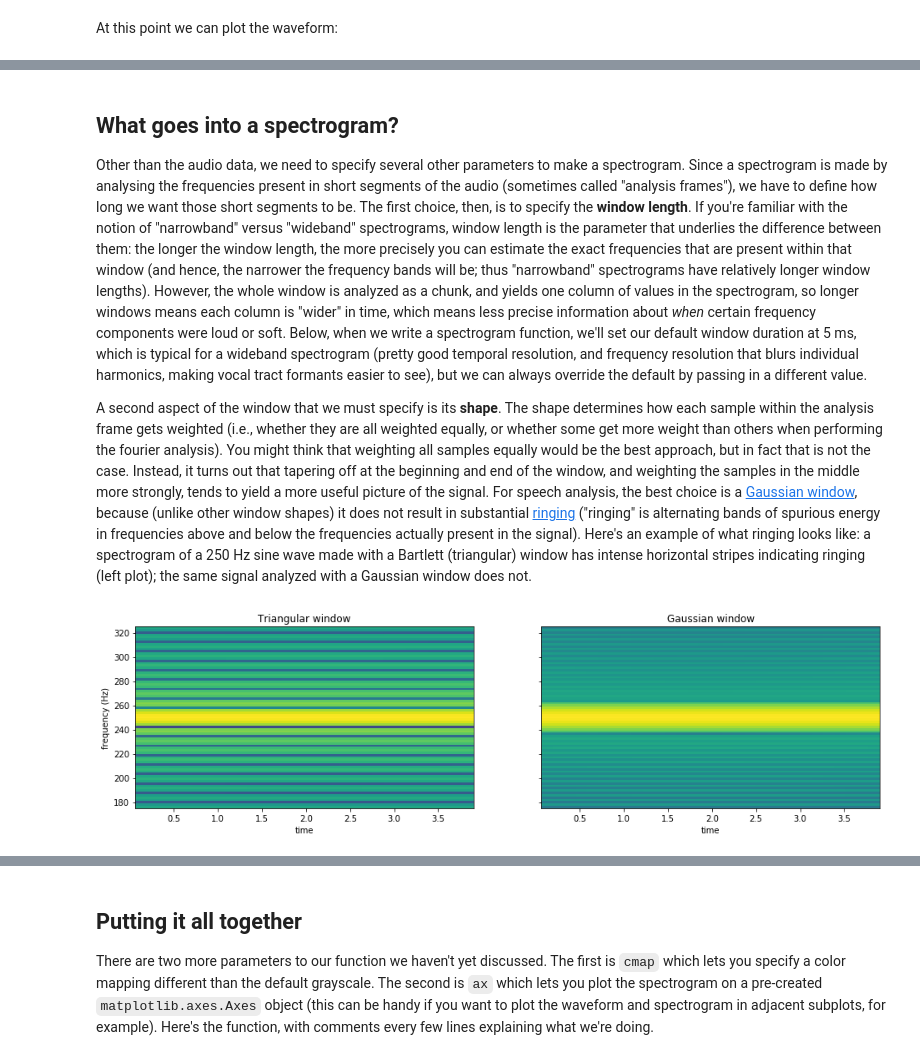
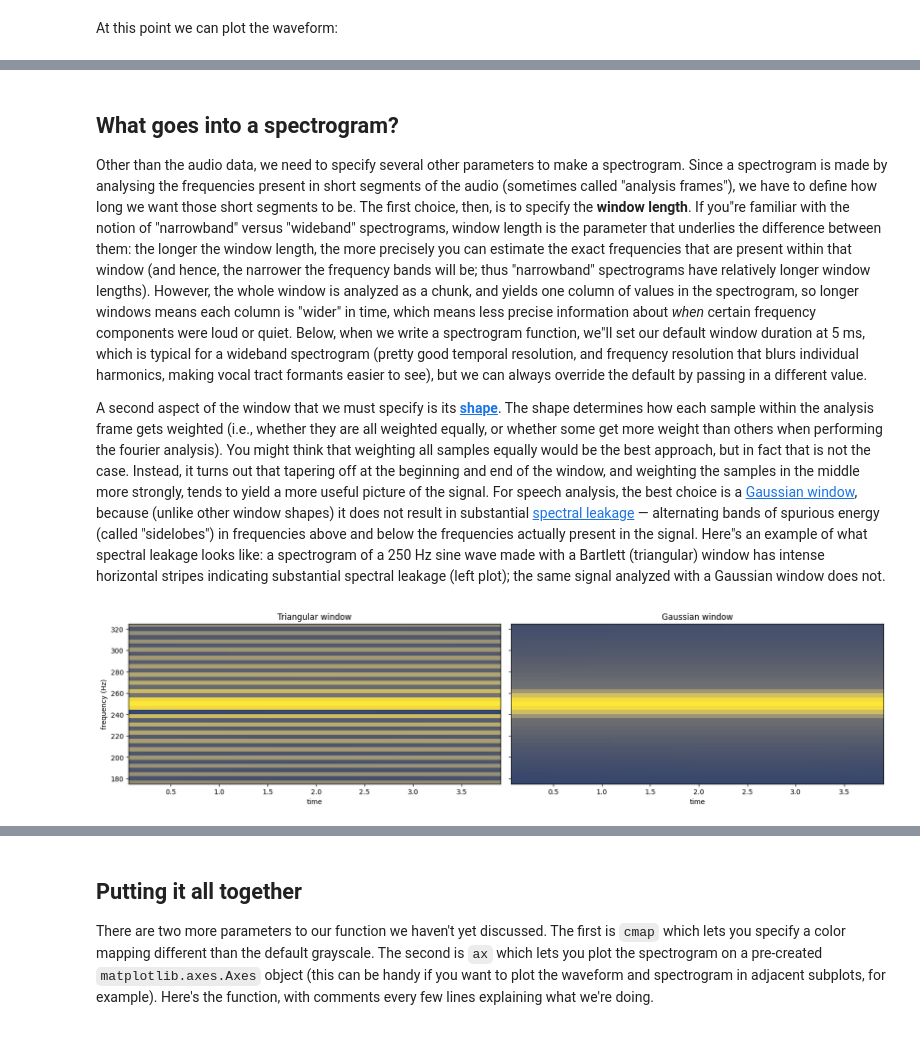
Before and after one commit to drammock/spectrogram-tutorial, a Jupyter notebook: spectrogram.ipynb, the cells around one changed output, grey strips where cells are left out. Drawn from its saved outputs; the diff is of its cells as text; code cells hidden in the pictures.

```diff
--- a/spectrogram.ipynb
+++ b/spectrogram.ipynb
@@ -3,13 +3,15 @@
 Spectrograms are important tools in phonetics, and it can be helpful to understand exactly how they are made. This tutorial steps through the key concepts of spectrograms without diving too deeply into the underlying mathematics.
 
 We'll start by importing some standard scientific libraries, and setting up our notebook to plot our figures inline with the tutorial.
-# %%
-import numpy as np
-import scipy.signal
-import scipy.io.wavfile
-import matplotlib.pyplot as plt
-
-%matplotlib inline
-plt.rc('figure', figsize=(16, 4))
+# %%
+import matplotlib as mpl
+import matplotlib.pyplot as plt
+import numpy as np
+from scipy.io import wavfile
+from scipy.signal.windows import gaussian
+
+%matplotlib inline
+mpl.rcParams["figure.figsize"] = (16, 4)
+mpl.rcParams["image.cmap"] = "cividis"
 # %% [markdown]
 ## Load audio data
@@ -42,23 +44,24 @@ plt.plot(sample_times, wav_data, color='k');
 # %% [markdown]
 ## What goes into a spectrogram?
-Other than the audio data, we need to specify several other parameters to make a spectrogram. Since a spectrogram is made by analysing the frequencies present in short segments of the audio (sometimes called "analysis frames"), we have to define how long we want those short segments to be. The first choice, then, is to specify the **window length**. If you're familiar with the notion of "narrowband" versus "wideband" spectrograms, window length is the parameter that underlies the difference between them: the longer the window length, the more precisely you can estimate the exact frequencies that are present within that window (and hence, the narrower the frequency bands will be; thus "narrowband" spectrograms have relatively longer window lengths).  However, the whole window is analyzed as a chunk, and yields one column of values in the spectrogram, so longer windows means each column is "wider" in time, which means less precise information about *when* certain frequency components were loud or soft. Below, when we write a spectrogram function, we'll set our default window duration at 5 ms, which is typical for a wideband spectrogram (pretty good temporal resolution, and frequency resolution that blurs individual harmonics, making vocal tract formants easier to see), but we can always override the default by passing in a different value.
+Other than the audio data, we need to specify several other parameters to make a spectrogram. Since a spectrogram is made by analysing the frequencies present in short segments of the audio (sometimes called "analysis frames"), we have to define how long we want those short segments to be. The first choice, then, is to specify the **window length**. If you"re familiar with the notion of "narrowband" versus "wideband" spectrograms, window length is the parameter that underlies the difference between them: the longer the window length, the more precisely you can estimate the exact frequencies that are present within that window (and hence, the narrower the frequency bands will be; thus "narrowband" spectrograms have relatively longer window lengths).  However, the whole window is analyzed as a chunk, and yields one column of values in the spectrogram, so longer windows means each column is "wider" in time, which means less precise information about *when* certain frequency components were loud or quiet. Below, when we write a spectrogram function, we"ll set our default window duration at 5 ms, which is typical for a wideband spectrogram (pretty good temporal resolution, and frequency resolution that blurs individual harmonics, making vocal tract formants easier to see), but we can always override the default by passing in a different value.
 
-A second aspect of the window that we must specify is its **shape**.  The shape determines how each sample within the analysis frame gets weighted (i.e., whether they are all weighted equally, or whether some get more weight than others when performing the fourier analysis). You might think that weighting all samples equally would be the best approach, but in fact that is not the case. Instead, it turns out that tapering off at the beginning and end of the window, and weighting the samples in the middle more strongly, tends to yield a more useful picture of the signal. For speech analysis, the best choice is a [Gaussian window](https://en.wikipedia.org/wiki/Gaussian_function), because (unlike other window shapes) it does not result in substantial [ringing](https://en.wikipedia.org/wiki/Ringing_artifacts) ("ringing" is alternating bands of spurious energy in frequencies above and below the frequencies actually present in the signal). Here's an example of what ringing looks like: a spectrogram of a 250 Hz sine wave made with a Bartlett (triangular) window has intense horizontal stripes indicating ringing (left plot); the same signal analyzed with a Gaussian window does not.
+A second aspect of the window that we must specify is its **[shape](https://en.wikipedia.org/wiki/Window_function)**.  The shape determines how each sample within the analysis frame gets weighted (i.e., whether they are all weighted equally, or whether some get more weight than others when performing the fourier analysis). You might think that weighting all samples equally would be the best approach, but in fact that is not the case. Instead, it turns out that tapering off at the beginning and end of the window, and weighting the samples in the middle more strongly, tends to yield a more useful picture of the signal. For speech analysis, the best choice is a [Gaussian window](https://en.wikipedia.org/wiki/Gaussian_function), because (unlike other window shapes) it does not result in substantial [spectral leakage](https://en.wikipedia.org/wiki/Spectral_leakage) — alternating bands of spurious energy (called "sidelobes") in frequencies above and below the frequencies actually present in the signal. Here"s an example of what spectral leakage looks like: a spectrogram of a 250 Hz sine wave made with a Bartlett (triangular) window has intense horizontal stripes indicating substantial spectral leakage (left plot); the same signal analyzed with a Gaussian window does not.
 # %%
 duration = 4
 sine_frequency = 250
 time = np.linspace(0, duration, 1000 * duration)
 sine_wave = np.sin(2 * np.pi * sine_frequency * time)
-fig, axs = plt.subplots(1, 2, sharex=True, sharey=True)
-kwargs = dict(x=sine_wave, Fs=1000, NFFT=256, noverlap=128, pad_to=512)
-axs[0].specgram(window=np.bartlett(256), **kwargs)
-axs[1].specgram(window=scipy.signal.gaussian(256, int(256 / 6)), **kwargs)
-axs[0].set_ylim(175, 325)
-axs[0].set_ylabel('frequency (Hz)')
-axs[0].set_xlabel('time')
-axs[1].set_xlabel('time')
-axs[0].set_title('Triangular window')
-axs[1].set_title('Gaussian window');
+
+window_length_in_samples = 256
+triangular_window = np.bartlett(window_length_in_samples)
+gaussian_window = gaussian(window_length_in_samples, int(window_length_in_samples / 6), sym=False)
+
+fig, axs = plt.subplots(1, 2, sharex=True, sharey=True, layout="constrained")
+kwargs = dict(x=sine_wave, Fs=1000, NFFT=256, noverlap=128)
+axs[0].specgram(window=triangular_window, **kwargs)
+axs[1].specgram(window=gaussian_window, **kwargs)
+axs[0].set(ylim=(175, 325), ylabel="frequency (Hz)", xlabel="time", title="Triangular window")
+axs[1].set(xlabel="time", title="Gaussian window");
 # %% [output]
-[figure, old version]
+[figure, new version]
 # %% [markdown]
```
Also changed, not shown: parts of 9 cells of this notebook.
